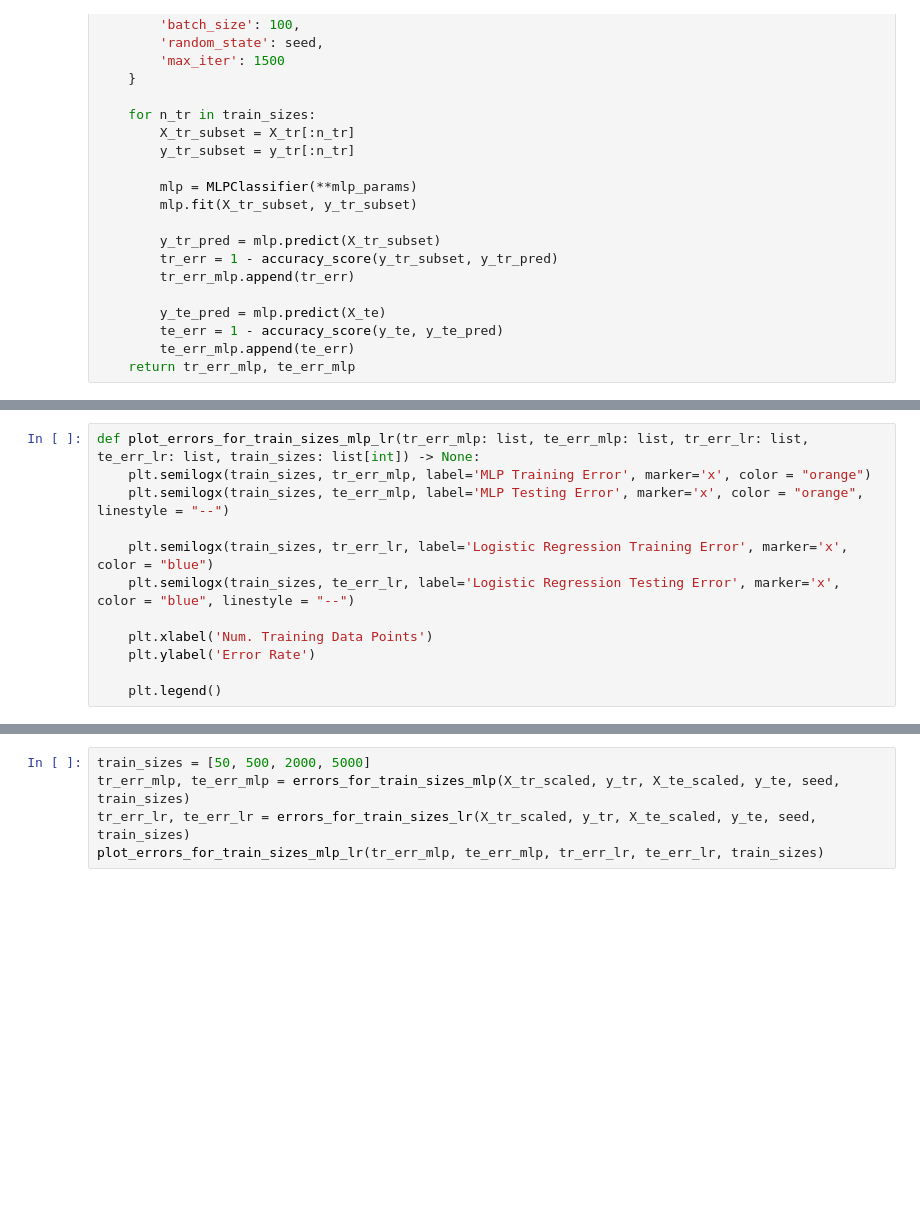
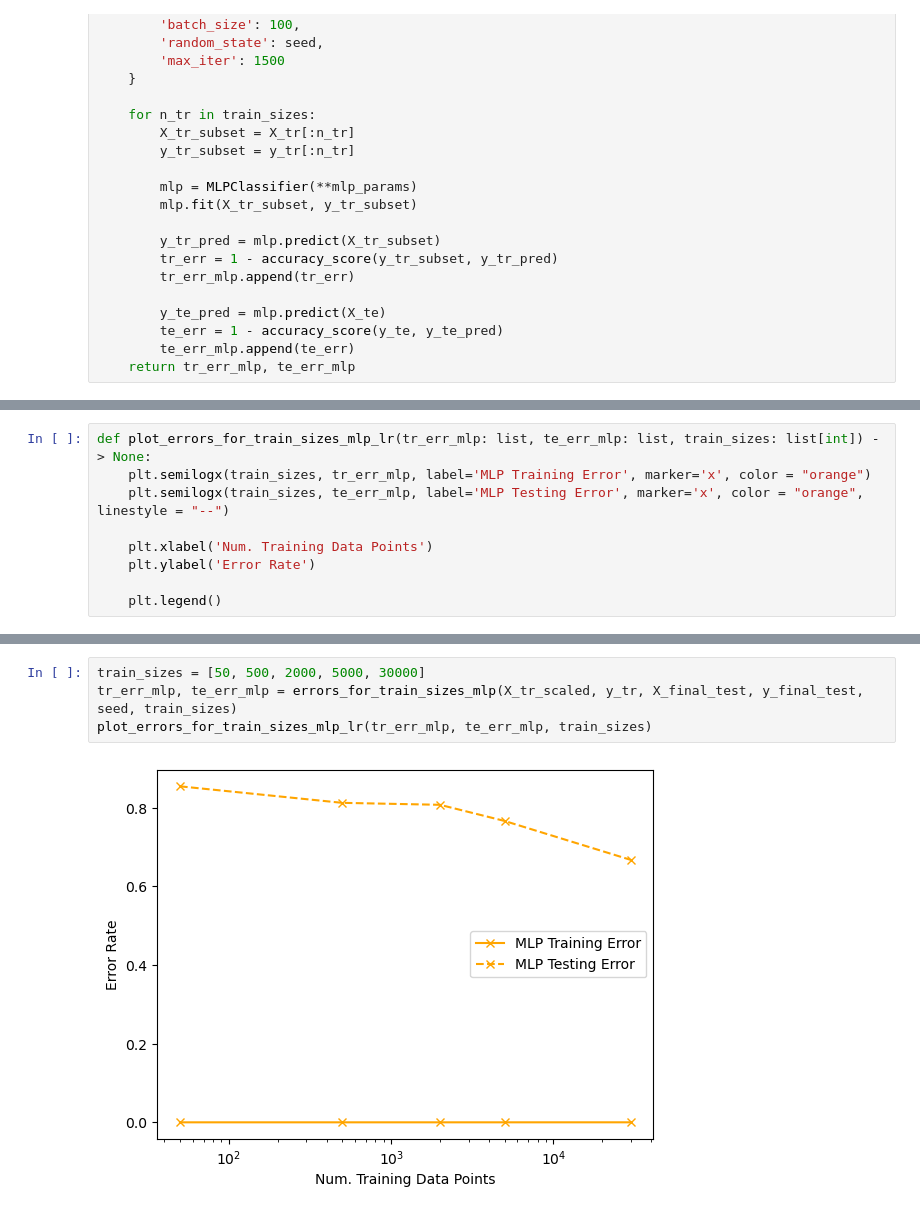
Before and after one commit to Shellyyy2003/CS178, a Jupyter notebook: FNN.ipynb, the cells around one changed output, grey strips where cells are left out. Drawn from its saved outputs; the diff is of its cells as text; blank space fills up the shorter version.

```diff
--- a/FNN.ipynb
+++ b/FNN.ipynb
@@ -84,10 +72,7 @@ def errors_for_train_sizes_lr(X_tr: np.array, y_tr: np.array, X_te: np.array, y_
 # %%
-def plot_errors_for_train_sizes_mlp_lr(tr_err_mlp: list, te_err_mlp: list, tr_err_lr: list, te_err_lr: list, train_sizes: list[int]) -> None:
+def plot_errors_for_train_sizes_mlp_lr(tr_err_mlp: list, te_err_mlp: list, train_sizes: list[int]) -> None:
     plt.semilogx(train_sizes, tr_err_mlp, label='MLP Training Error', marker='x', color = "orange")
     plt.semilogx(train_sizes, te_err_mlp, label='MLP Testing Error', marker='x', color = "orange", linestyle = "--")
-
-    plt.semilogx(train_sizes, tr_err_lr, label='Logistic Regression Training Error', marker='x', color = "blue")
-    plt.semilogx(train_sizes, te_err_lr, label='Logistic Regression Testing Error', marker='x', color = "blue", linestyle = "--")
 
     plt.xlabel('Num. Training Data Points')
     plt.ylabel('Error Rate')
@@ -96,5 +199,6 @@ def plot_errors_for_train_sizes_mlp_lr(tr_err_mlp: list, te_err_mlp: list, tr_er
 # %%
-train_sizes = [50, 500, 2000, 5000]
-tr_err_mlp, te_err_mlp = errors_for_train_sizes_mlp(X_tr_scaled, y_tr, X_te_scaled, y_te, seed, train_sizes)
-tr_err_lr, te_err_lr = errors_for_train_sizes_lr(X_tr_scaled, y_tr, X_te_scaled, y_te, seed, train_sizes)
-plot_errors_for_train_sizes_mlp_lr(tr_err_mlp, te_err_mlp, tr_err_lr, te_err_lr, train_sizes)
+train_sizes = [50, 500, 2000, 5000, 30000]
+tr_err_mlp, te_err_mlp = errors_for_train_sizes_mlp(X_tr_scaled, y_tr, X_final_test, y_final_test, seed, train_sizes)
+plot_errors_for_train_sizes_mlp_lr(tr_err_mlp, te_err_mlp, train_sizes)
+# %% [output]
+[figure, added]
```
Also changed, not shown: parts of 6 cells of this notebook.
